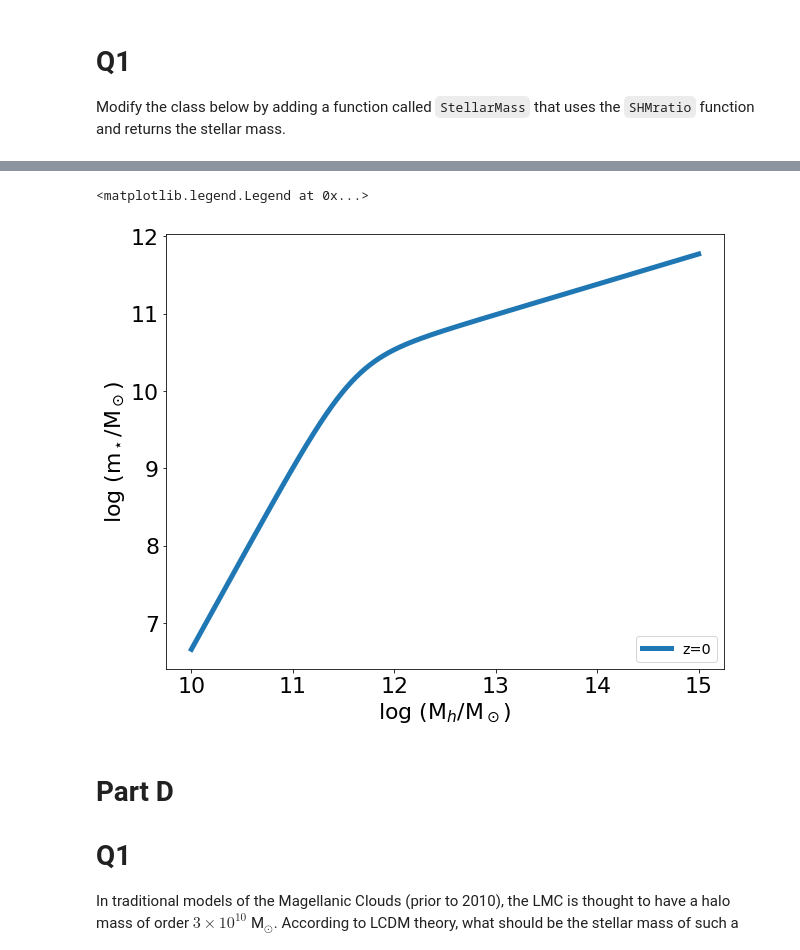
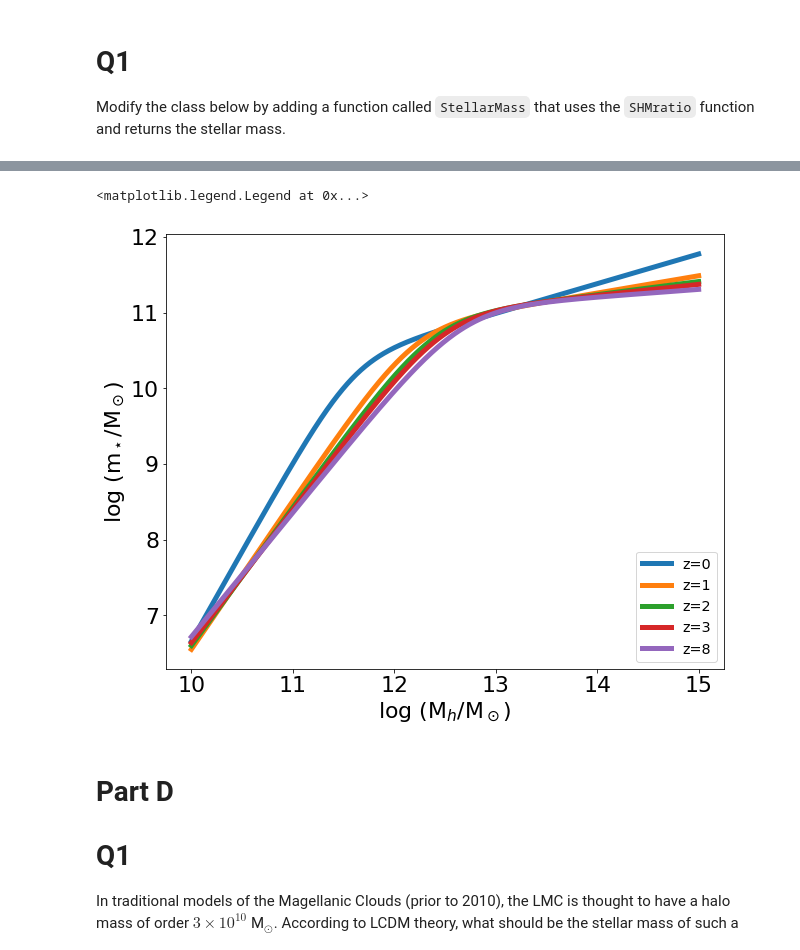
Before and after one commit to wwalkerrockwell/400B_Rockwell, a Jupyter notebook: Labs/Lab5.ipynb, the cells around one changed output, grey strips where cells are left out. Saved outputs shown, nothing was run; the diff lists cells and outputs as text; code cells hidden in the pictures.

```diff
--- a/Labs/Lab5.ipynb
+++ b/Labs/Lab5.ipynb
@@ -149,32 +149,39 @@ Mh = np.logspace(10,15,1000) # Logarithmically spaced array
 # %%
 # Define Instances of the Class for each redshift
 MosterZ0 = AbundanceMatching(Mh,0)
+MosterZ1 = AbundanceMatching(Mh,1)
+MosterZ2 = AbundanceMatching(Mh,2)
+MosterZ3 = AbundanceMatching(Mh,3)
+MosterZ8 = AbundanceMatching(Mh,8)
 # %%
 
 fig,ax = plt.subplots(figsize=(10,8))
 
 
 #adjust tick label font size
 label_size = 22
 matplotlib.rcParams['xtick.labelsize'] = label_size
 matplotlib.rcParams['ytick.labelsize'] = label_size
 
 # Plot z = 0
 plt.plot(np.log10(Mh), np.log10(MosterZ0.StellarMass()),linewidth = 5, label='z=0')
-
+plt.plot(np.log10(Mh), np.log10(MosterZ1.StellarMass()),linewidth = 5, label='z=1')
+plt.plot(np.log10(Mh), np.log10(MosterZ2.StellarMass()),linewidth = 5, label='z=2')
+plt.plot(np.log10(Mh), np.log10(MosterZ3.StellarMass()),linewidth = 5, label='z=3')
+plt.plot(np.log10(Mh), np.log10(MosterZ8.StellarMass()),linewidth = 5, label='z=8')
 # Continue plotting for the other redshifts here
 
 
 
 # Axes labels
 plt.xlabel('log (M$_h$/M$_\odot$)',fontsize=22)
 plt.ylabel('log (m$_\star$/M$_\odot$)', fontsize=22)
 
 # Legend
 plt.legend(loc='lower right',fontsize='x-large')
 # %% [output]
 <matplotlib.legend.Legend at 0x...>
-[figure, old version]
+[figure, new version]
 # %% [markdown]
 # Part D
 
```
Also changed, not shown: parts of 4 cells of this notebook, 1 other file.
